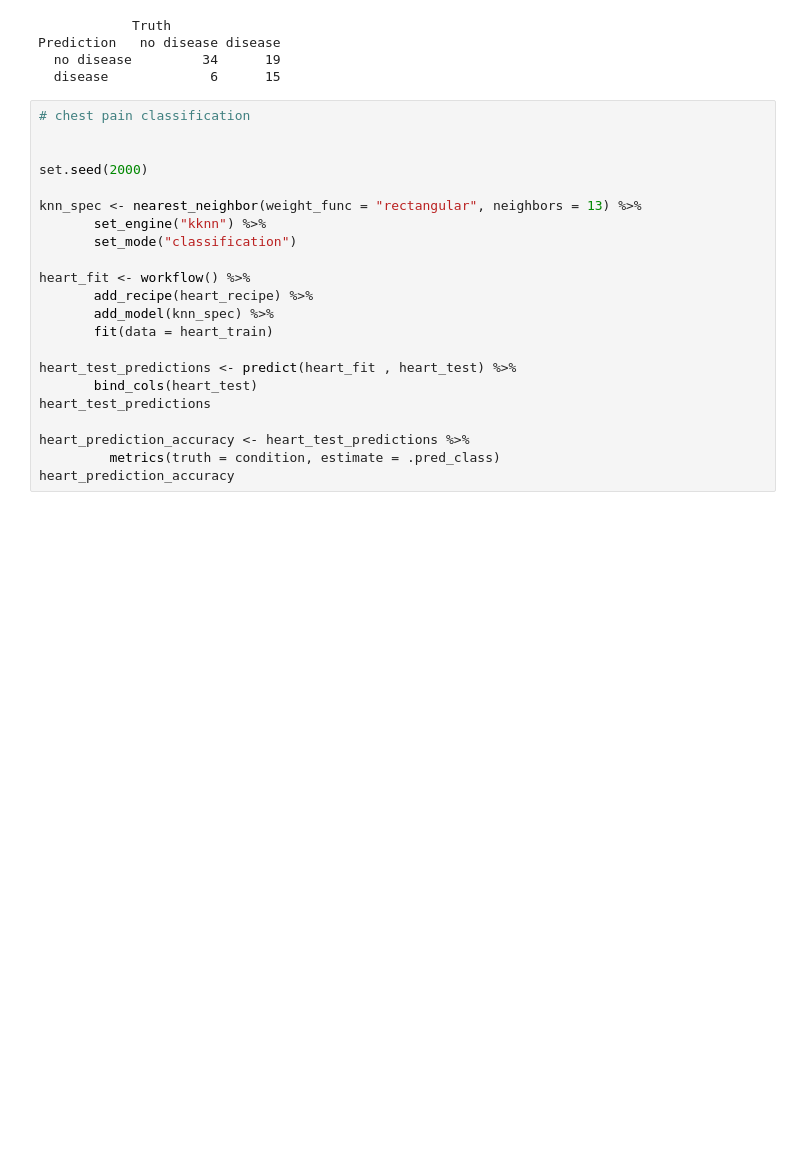
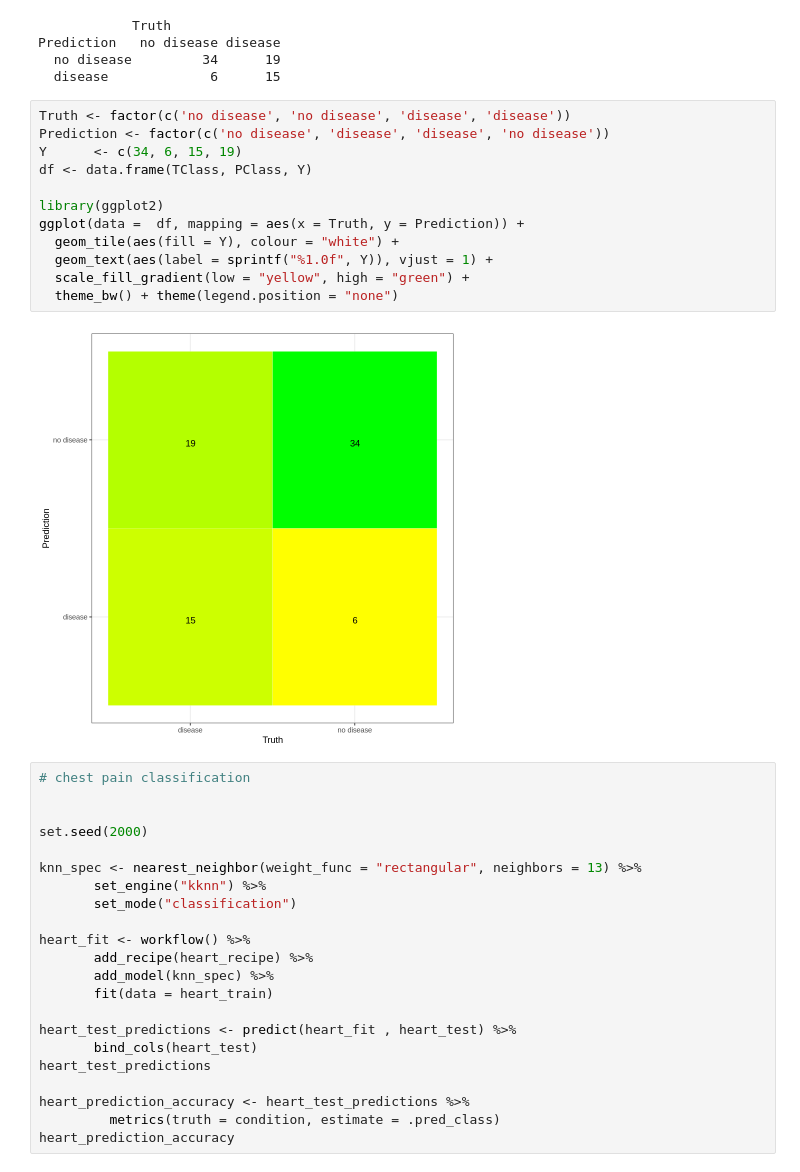
Before and after one commit to ssyl29/group_project, a Jupyter notebook: redemption.ipynb, the cells around one changed output. Saved outputs shown, nothing was run; the diff lists cells and outputs as text; blank space fills up the shorter version.

```diff
--- a/redemption.ipynb
+++ b/redemption.ipynb
@@ -223,6 +223,20 @@ heart_mat
 Prediction   no disease disease
   no disease         34      19
   disease             6      15
+# %%
+Truth <- factor(c('no disease', 'no disease', 'disease', 'disease'))
+Prediction <- factor(c('no disease', 'disease', 'disease', 'no disease'))
+Y      <- c(34, 6, 15, 19)
+df <- data.frame(TClass, PClass, Y)
+
+library(ggplot2)
+ggplot(data =  df, mapping = aes(x = Truth, y = Prediction)) +
+  geom_tile(aes(fill = Y), colour = "white") +
+  geom_text(aes(label = sprintf("%1.0f", Y)), vjust = 1) +
+  scale_fill_gradient(low = "yellow", high = "green") +
+  theme_bw() + theme(legend.position = "none")
+# %% [output]
+[figure, added]
 # %%
 # chest pain classification
 
```
Also changed, not shown: parts of 2 cells of this notebook.
